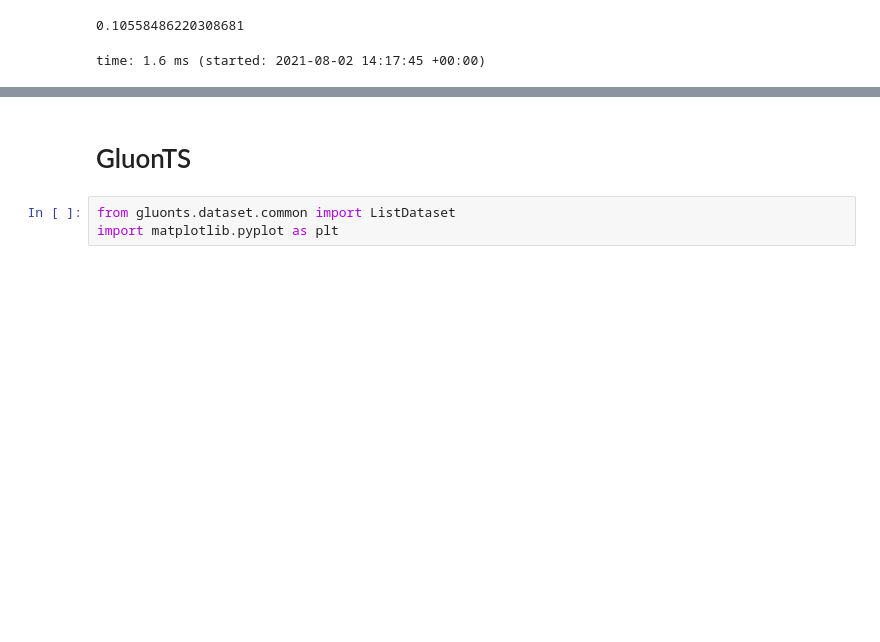
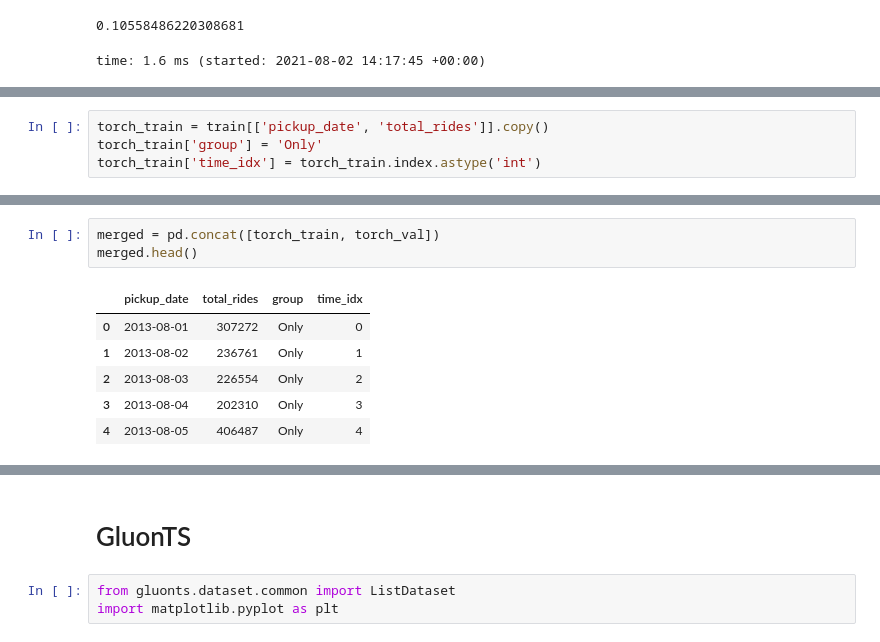
Before and after one commit to Data-drone/timeseries_mlflow, a Jupyter notebook: TimeSeries Forecast.ipynb, the cells around one changed output, grey strips where cells are left out. Saved outputs shown, nothing was run; the diff lists cells and outputs as text; blank space fills up the shorter version.

```diff
--- a/TimeSeries Forecast.ipynb
+++ b/TimeSeries Forecast.ipynb
@@ -498,0 +513,4 @@ time: 1.6 ms (started: 2021-08-02 14:17:45 +00:00)
+# %%
+torch_train = train[['pickup_date', 'total_rides']].copy()
+torch_train['group'] = 'Only'
+torch_train['time_idx'] = torch_train.index.astype('int')
@@ -498,0 +531,10 @@ time: 1.6 ms (started: 2021-08-02 14:17:45 +00:00)
+# %%
+merged = pd.concat([torch_train, torch_val])
+merged.head()
+# %% [output]
+|  | pickup_date | total_rides | group | time_idx |
+| 0 | 2013-08-01 | 307272 | Only | 0 |
+| 1 | 2013-08-02 | 236761 | Only | 1 |
+| 2 | 2013-08-03 | 226554 | Only | 2 |
+| 3 | 2013-08-04 | 202310 | Only | 3 |
+| 4 | 2013-08-05 | 406487 | Only | 4 |
```
Also changed, not shown: parts of 18 cells of this notebook.
